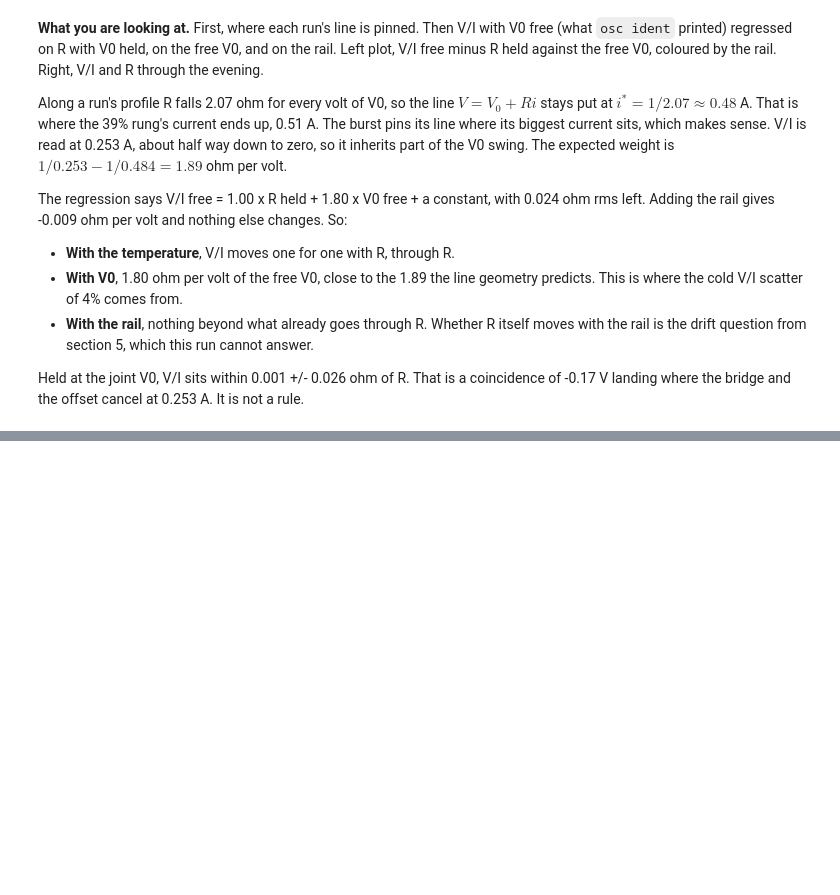
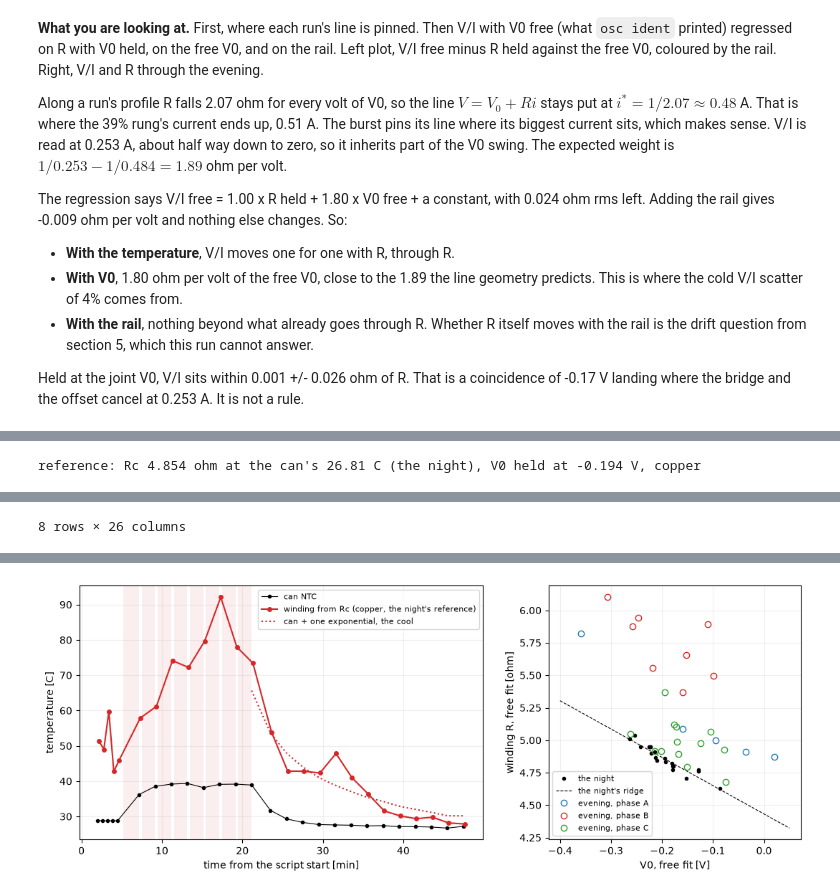
Before and after one commit to OpenServoCore/open-servo-core, a Jupyter notebook: notebooks/14-winding-r-as-a-thermometer.ipynb, the cells around one changed output, grey strips where cells are left out. Cells and saved outputs as stored; diff of their text form; code cells hidden in the pictures; blank space fills up the shorter version.

```diff
--- a/notebooks/14-winding-r-as-a-thermometer.ipynb
+++ b/notebooks/14-winding-r-as-a-thermometer.ipynb
@@ -1022,0 +1260,19 @@ landing where the bridge and the offset cancel at 0.253 A. It is not a rule.
+# %%
+# What is left of Rc, against everything that changed over the night. With 20 runs a correlation
+# needs |r| > 0.44 to clear the 5% level on its own.
+X = pd.DataFrame({"rail [V]": NIGHT.rail, "time [h]": NIGHT.t_s / 3600, "can [C]": NIGHT.can,
+                  "wide rungs (0/1)": WIDE.astype(float), "first four, 1-8 min apart (0/1)": (NIGHT.k < 4).astype(float)})
+rows = []
+for name, x in X.items():
+    b, cov = np.polyfit(x, NIGHT.rc, 1, cov=True)
+    rows.append({"Rc against": name, "corr": np.corrcoef(x, NIGHT.rc)[0, 1],
+                 "slope [ohm per unit]": b[0], "slope sd": np.sqrt(cov[0, 0])})
+display(pd.DataFrame(rows).set_index("Rc against").round(4))
+print("the drivers against each other:")
+display(X[["rail [V]", "time [h]", "can [C]"]].corr().round(2))
+b, cov = np.polyfit(NIGHT.can, NIGHT.rc, 1, cov=True)
+rc_m = NIGHT.rc.mean()
+print(f"Rc against the can: {b[0] / rc_m * 100:+.2f} +/- {np.sqrt(cov[0, 0]) / rc_m * 100:.2f} %/C over "
+      f"{NIGHT.can.max() - NIGHT.can.min():.1f} C of can; copper is +{ALPHA_CU * 100:.2f} %/C, "
+      f"{ALPHA_CU * (NIGHT.can.max() - NIGHT.can.min()) * rc_m:.3f} ohm over that span")
+display(NIGHT.loc[:4, ["k", "start", "kind", "t_s", "can", "wave_r_ohm", "v0_v", "rc"]].set_index("k").round(3).T)
@@ -1022,0 +1332,56 @@ landing where the bridge and the offset cancel at 0.253 A. It is not a rule.
+# %%
+# The evening's runs refitted with V0 held at the night's reference, the same recipe as Rc.
+RUNS["rc"] = [RUN[k].fit_like_ident({"v0": V0_REF})[0].p["r"] for k in RUNS.k]
+R_REF, T_REF = NIGHT.rc.mean(), NIGHT.can.mean()      # the night's Rc at the night's mean can
+RUNS["t_wind"] = thermal.copper_c(RUNS.rc, R_REF, T_REF)
+RUNS["over_can"] = RUNS.t_wind - RUNS.can_c
+print(f"reference: Rc {R_REF:.3f} ohm at the can's {T_REF:.2f} C (the night), V0 held at {V0_REF:+.3f} V, copper")
+display(RUNS[["k", "phase", "t_s", "can_c", "v0_free", "r", "rc", "t_wind", "over_can"]].set_index("k").round(2).T)
+for name, sel in (("A, the anchor", RUNS.phase == "A"), ("B, the heat", RUNS.phase == "B"),
+                  ("C, first run", RUNS.k == 13), ("C, the last five", RUNS.k >= 21)):
+    g = RUNS[sel]
+    print(f"{name:>17}: winding over the can {g.over_can.min():+5.1f} .. {g.over_can.max():+5.1f} C "
+          f"(mean {g.over_can.mean():+5.1f}), Rc {g.rc.mean():.3f} ohm")
+
+# The heater's power: the rms current from heater.csv, times the winding R the next run reads.
+nxt = [RUNS.rc[RUNS.t_s > e].iloc[0] for e in HEAT.end_s]
+HEAT["watts"] = HEAT.i_rms_A ** 2 * np.array(nxt)
+print(f"heater: {HEAT.i_rms_A.min():.3f} .. {HEAT.i_rms_A.max():.3f} A rms x Rc {min(nxt):.2f} .. {max(nxt):.2f} ohm "
+      f"= {HEAT.watts.min():.2f} .. {HEAT.watts.max():.2f} W")
+
+# The excess in the cool: one exponential toward zero from the heat's end.
+CL = RUNS[RUNS.phase == "C"]
+tcool = (CL.t_s + CAP_LAG - HEAT.end_s.iloc[-1]).to_numpy()
+EXP = {}
+for name, m in (("all 13 cool runs", np.ones(len(CL), bool)), ("without the first", tcool > 200)):
+    s = least_squares(lambda q: q[0] * np.exp(-tcool[m] / q[1]) - CL.over_can.to_numpy()[m], [20, 500])
+    cov = np.linalg.pinv(s.jac.T @ s.jac) * (s.fun @ s.fun) / (m.sum() - 2)
+    EXP[name] = s.x
+    print(f"winding over the can in the cool, {name}: {s.x[0]:.1f} C at the heat's end, tau {s.x[1]:.0f} "
+          f"+/- {np.sqrt(cov[1, 1]):.0f} s, rms {np.sqrt(np.mean(s.fun ** 2)):.1f} C")
+
+fig, (a1, a2) = plt.subplots(1, 2, figsize=(13, 4.6), gridspec_kw={"width_ratios": [1.6, 1]})
+for _, w in HEAT.iterrows():
+    a1.axvspan(w.start_s / 60, w.end_s / 60, color="tab:red", alpha=0.08, lw=0)
+a1.plot(RUNS.t_s / 60, RUNS.can_c, "ko-", ms=3, lw=0.8, label="can NTC")
+a1.plot((RUNS.t_s + CAP_LAG) / 60, RUNS.t_wind, "o-", color="tab:red", ms=4, label="winding from Rc (copper, the night's reference)")
+tt = np.linspace(0, tcool.max(), 100)
+a1.plot((tt + HEAT.end_s.iloc[-1]) / 60, np.interp(tt + HEAT.end_s.iloc[-1], RUNS.t_s, RUNS.can_c) + EXP["all 13 cool runs"][0]
+        * np.exp(-tt / EXP["all 13 cool runs"][1]), ":", color="tab:red", label="can + one exponential, the cool")
+a1.set_xlabel("time from the script start [min]")
+a1.set_ylabel("temperature [C]")
+a1.legend(fontsize=8)
+a2.plot(NIGHT.v0_v, NIGHT.wave_r_ohm, "k.", label="the night")
+x = np.array([-0.4, 0.05])
+a2.plot(x, RIDGE_B + RIDGE * x, "k--", lw=0.8, label="the night's ridge")
+for ph, col in (("A", "tab:blue"), ("B", "tab:red"), ("C", "tab:green")):
+    g = RUNS[RUNS.phase == ph]
+    a2.plot(g.v0_free, g.r_free, "o", color=col, mfc="none", label=f"evening, phase {ph}")
+a2.set_xlabel("V0, free fit [V]")
+a2.set_ylabel("winding R, free fit [ohm]")
+a2.legend(fontsize=8)
+for ax in (a1, a2):
+    ax.grid(alpha=0.2)
+plt.show()
+# %% [output]
+reference: Rc 4.854 ohm at the can's 26.81 C (the night), V0 held at -0.194 V, copper
@@ -1022,0 +1397 @@ landing where the bridge and the offset cancel at 0.253 A. It is not a rule.
+8 rows × 26 columns
@@ -1022,0 +1405 @@ landing where the bridge and the offset cancel at 0.253 A. It is not a rule.
+[figure, added]
```
Also changed, not shown: parts of 27 cells of this notebook.
